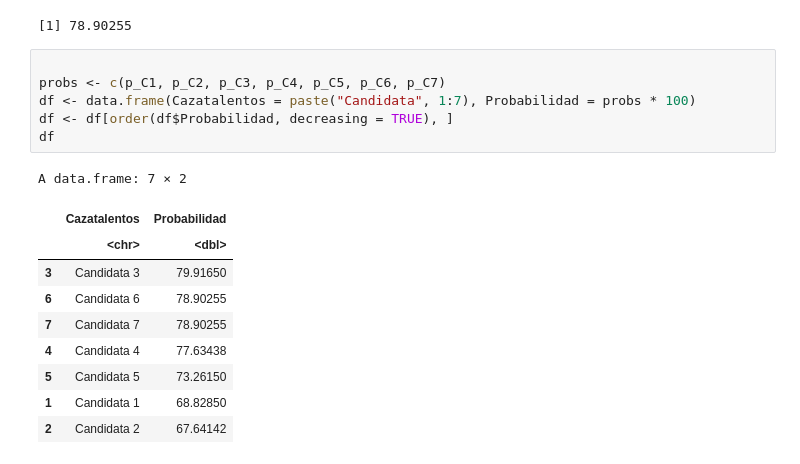
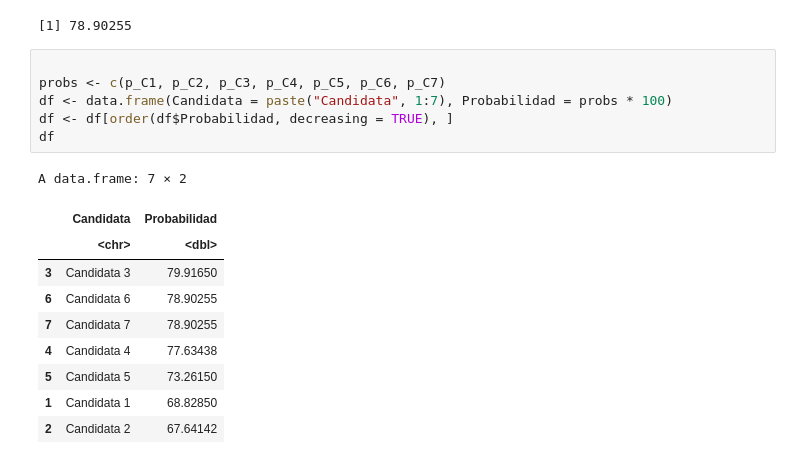
Before and after one commit to reglamarcador115/labo2025v, a Jupyter notebook: src/CazaTalentos/CazaTalentosTRZ.ipynb, the cells around one changed output. Drawn from its saved outputs; the diff is of its cells as text.

```diff
--- a/src/CazaTalentos/CazaTalentosTRZ.ipynb
+++ b/src/CazaTalentos/CazaTalentosTRZ.ipynb
@@ -695,12 +695,12 @@ print(p_C7 * 100)
 # %%
 
 probs <- c(p_C1, p_C2, p_C3, p_C4, p_C5, p_C6, p_C7)
-df <- data.frame(Cazatalentos = paste("Candidata", 1:7), Probabilidad = probs * 100)
+df <- data.frame(Candidata = paste("Candidata", 1:7), Probabilidad = probs * 100)
 df <- df[order(df$Probabilidad, decreasing = TRUE), ]
 df
 # %% [output]
 A data.frame: 7 × 2
-|  | Cazatalentos | Probabilidad |
+|  | Candidata | Probabilidad |
 |  | <chr> | <dbl> |
 | 3 | Candidata 3 | 79.91650 |
 | 6 | Candidata 6 | 78.90255 |
```
